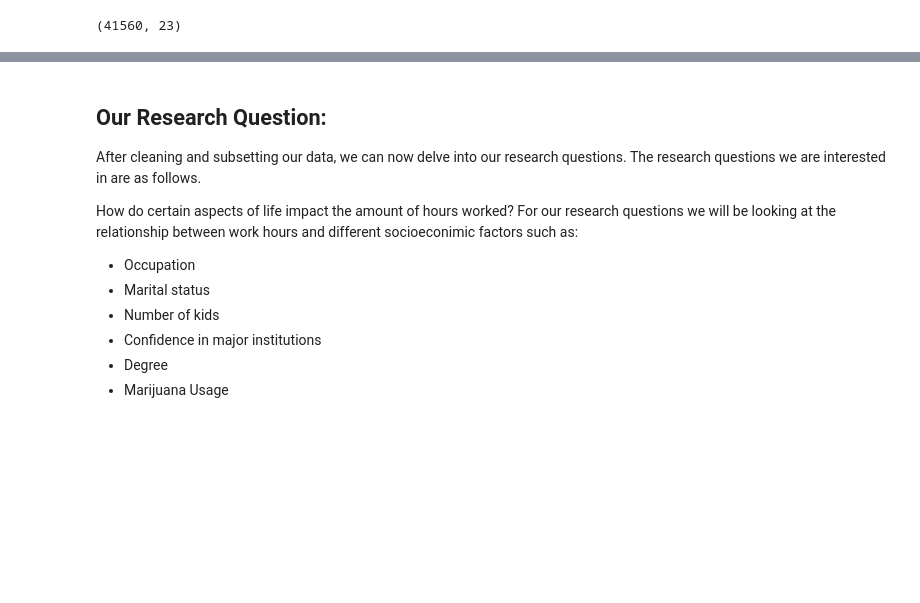
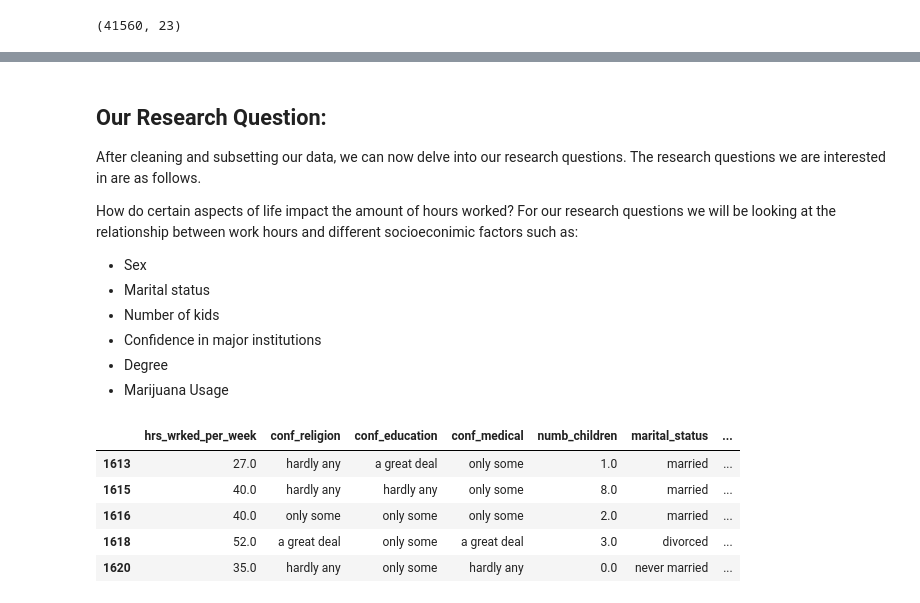
Before and after one commit to tmegandoan/DS-2002-002, a Jupyter notebook: DS3001Project1.ipynb, the cells around one changed output, grey strips where cells are left out. Drawn from its saved outputs; the diff is of its cells as text; code cells hidden in the pictures; blank space fills up the shorter version.

```diff
--- a/DS3001Project1.ipynb
+++ b/DS3001Project1.ipynb
@@ -100,12 +100,12 @@ cl_gss.shape
 # of our subsetted dataset, we then subset the data again in order to choose specific columns that we are interested in. We also remove
 # any rows that do not have all of the information filled in for our desired columns.
 
-fin_cols = ['hrs_wrked_per_week', 'occupation','conf_religion','conf_education','conf_medical', 'numb_children', 'marital_status', 'marijuana_usage', 'degree']
+fin_cols = ['hrs_wrked_per_week','conf_religion','conf_education','conf_medical', 'numb_children', 'marital_status', 'marijuana_usage', 'degree', 'sex']
 
 cl_gss = cl_gss[fin_cols]
 
 cl_gss = cl_gss.dropna()
 
-# we can see that there are 21317 rows that have all of the information that we need.
+# we can see that there are 21644 rows that have all of the information that we need.
 cl_gss.shape
 # %% [output]
@@ -115,9 +169,19 @@ cl_gss.shape
 After cleaning and subsetting our data, we can now delve into our research questions. The research questions we are interested in are as follows.
 
 How do certain aspects of life impact the amount of hours worked? For our research questions we will be looking at the relationship between work hours and different socioeconimic factors such as:
-- Occupation
+- Sex
 - Marital status
 - Number of kids
 - Confidence in major institutions
 - Degree
 - Marijuana Usage
+# %%
+# examining the dataset:
+cl_gss.head(5)
+# %% [output]
+|  | hrs_wrked_per_week | conf_religion | conf_education | conf_medical | numb_children | marital_status | ... |
+| 1613 | 27.0 | hardly any | a great deal | only some | 1.0 | married | ... |
+| 1615 | 40.0 | hardly any | hardly any | only some | 8.0 | married | ... |
+| 1616 | 40.0 | only some | only some | only some | 2.0 | married | ... |
+| 1618 | 52.0 | a great deal | only some | a great deal | 3.0 | divorced | ... |
+| 1620 | 35.0 | hardly any | only some | hardly any | 0.0 | never married | ... |
```
Also changed, not shown: parts of 5 cells of this notebook.
